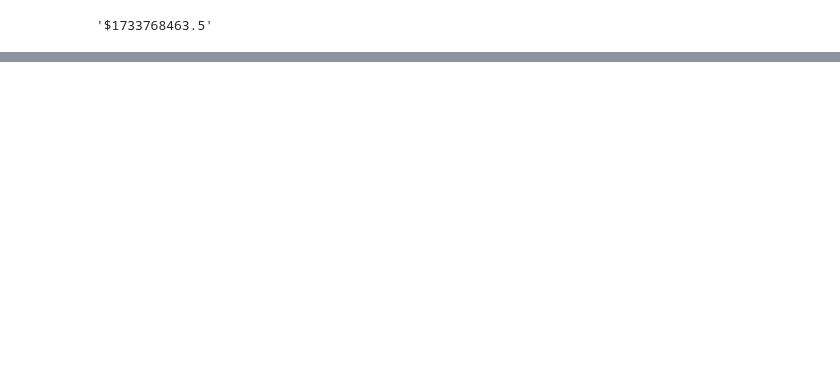
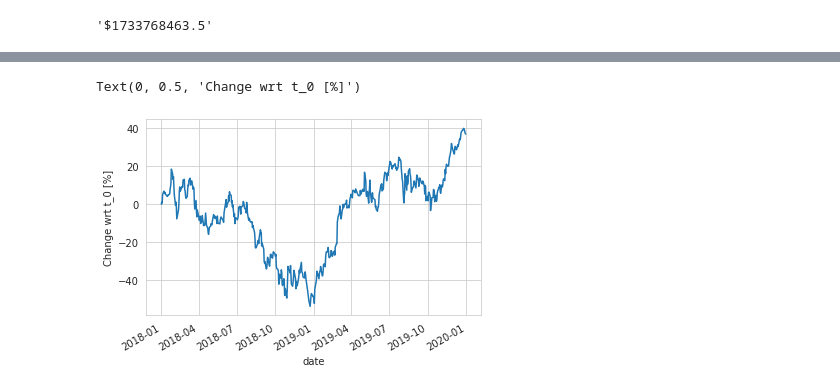
Before and after one commit to nicolasholland/VariousProjects, a Jupyter notebook: investment/EMQQ.ipynb, the cells around one changed output, grey strips where cells are left out. Saved outputs shown, nothing was run; the diff lists cells and outputs as text; code cells hidden in the pictures; blank space fills up the shorter version.

```diff
--- a/investment/EMQQ.ipynb
+++ b/investment/EMQQ.ipynb
@@ -124,0 +154,10 @@ cmap
+# %%
+df4 = df3.copy()
+for col in df4.columns:
+    w = float(df.query("TICKER == '%s'" %col)["%"])
+    df4[col] *= w
+df4.mean(axis=1).plot()
+plt.ylabel("Change wrt t_0 [%]")
+# %% [output]
+Text(0, 0.5, 'Change wrt t_0 [%]')
+[figure, added]
```
Also changed, not shown: parts of 14 cells of this notebook.
